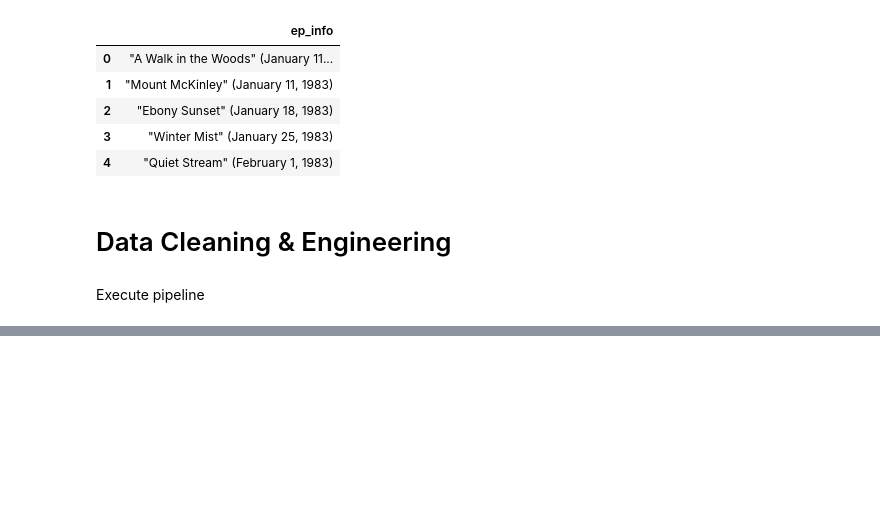
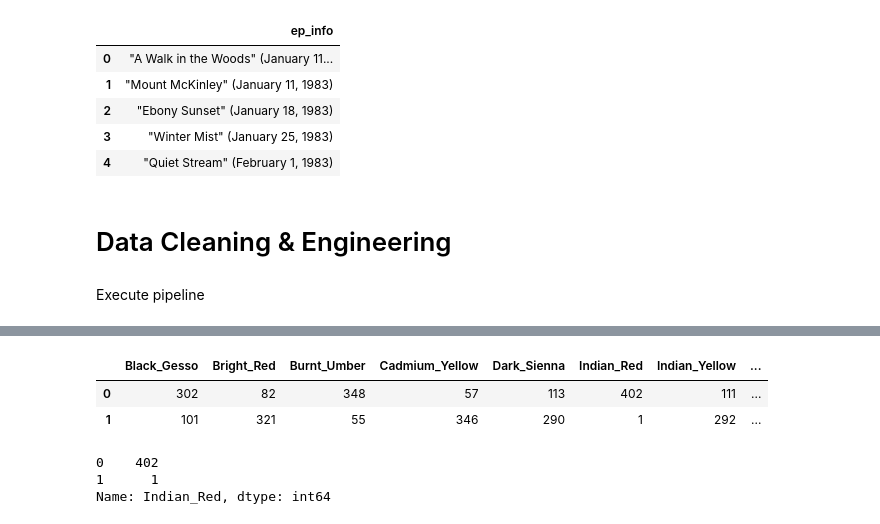
Before and after one commit to tyleretheridge/CabinChance, a Jupyter notebook: notebooks/painting_analysis.ipynb, the cells around one changed output, grey strips where cells are left out. Saved outputs shown, nothing was run; the diff lists cells and outputs as text; code cells hidden in the pictures; blank space fills up the shorter version.

Commit message:
Setup paint color occurrence counts

```diff
--- a/notebooks/painting_analysis.ipynb
+++ b/notebooks/painting_analysis.ipynb
@@ -100,3 +103,41 @@ df.head()
 | 2 | 3 | 284 | https://www.twoinchbrush.com/imag... | Ebony Sunset | 1 | 3 | 9 | https://www.youtube.com/embed/UOz... | ... |
 | 3 | 4 | 285 | https://www.twoinchbrush.com/imag... | Winter Mist | 1 | 4 | 3 | https://www.youtube.com/embed/0pw... | ... |
 | 4 | 5 | 286 | https://www.twoinchbrush.com/imag... | Quiet Stream | 1 | 5 | 8 | https://www.youtube.com/embed/DFS... | ... |
+# %%
+# Create list of colors to filter df to
+paint_colors = [ 'Black_Gesso',
+                 'Bright_Red',
+                 'Burnt_Umber',
+                 'Cadmium_Yellow',
+                 'Dark_Sienna',
+                 'Indian_Red',
+                 'Indian_Yellow',
+                 'Liquid_Black',
+                 'Liquid_Clear',
+                 'Midnight_Black',
+                 'Phthalo_Blue',
+                 'Phthalo_Green',
+                 'Prussian_Blue',
+                 'Sap_Green',
+                 'Titanium_White',
+                 'Van_Dyke_Brown',
+                 'Yellow_Ochre',
+                 'Alizarin_Crimson']
+# %%
+# Filter df
+color_df = df[paint_colors]
+# Apply value_counts to df
+# 0 = Not present
+# 1 = Present
+# Black Geso is present in 101 paintings
+color_df.apply(pd.Series.value_counts)
+# %% [output]
+|  | Black_Gesso | Bright_Red | Burnt_Umber | Cadmium_Yellow | Dark_Sienna | Indian_Red | Indian_Yellow | ... |
+| 0 | 302 | 82 | 348 | 57 | 113 | 402 | 111 | ... |
+| 1 | 101 | 321 | 55 | 346 | 290 | 1 | 292 | ... |
+# %%
+df['Indian_Red'].value_counts()
+# %% [output]
+0    402
+1      1
+Name: Indian_Red, dtype: int64
```
Also changed, not shown: parts of 4 cells of this notebook.
